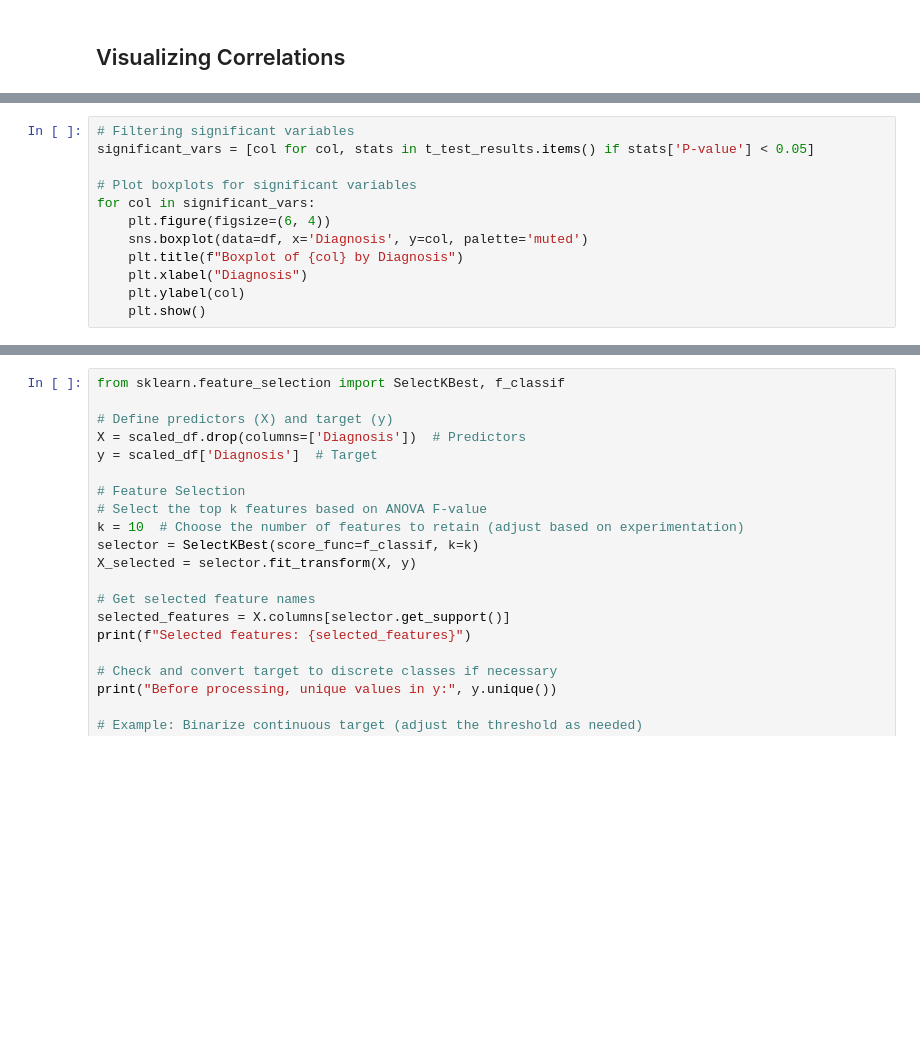
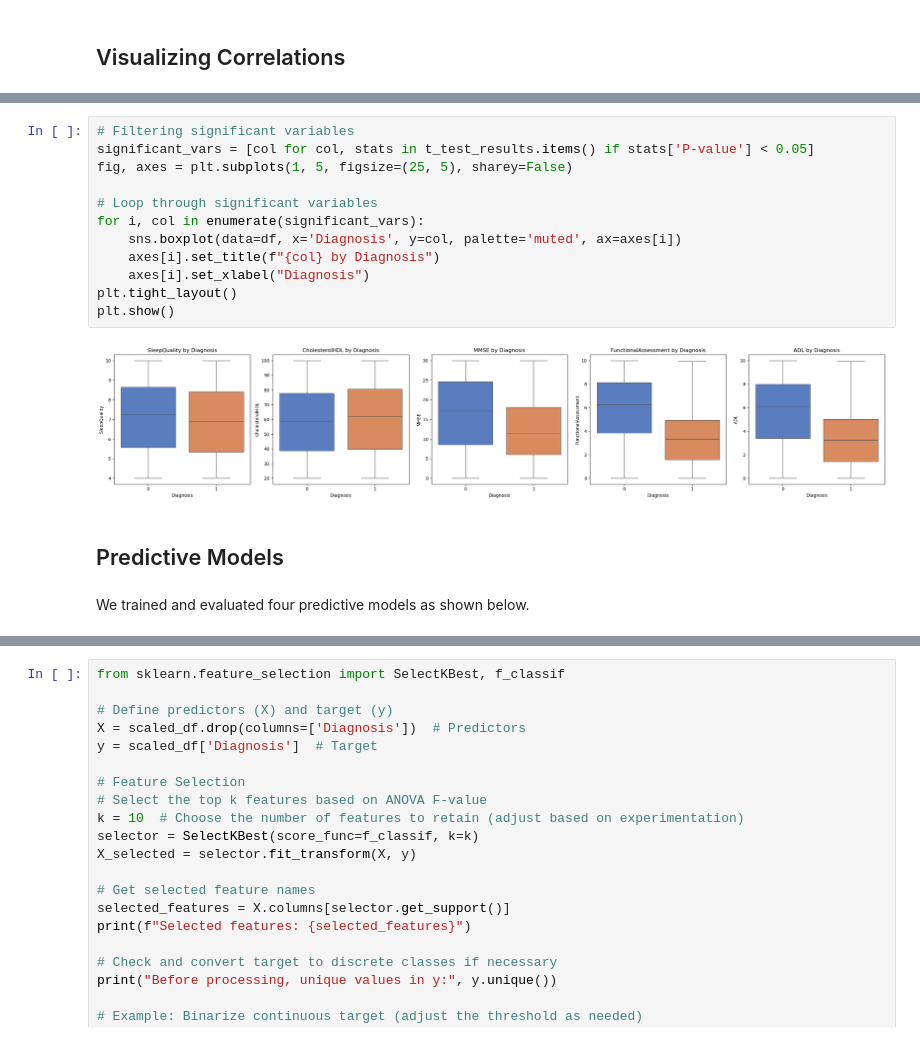
Before and after one commit to alekhyavittalam/alzheimers_diagnosis_prediction, a Jupyter notebook: alzheimers.ipynb, the cells around one changed output, grey strips where cells are left out. Cells and saved outputs as stored; diff of their text form; blank space fills up the shorter version.

```diff
--- a/alzheimers.ipynb
+++ b/alzheimers.ipynb
@@ -485,12 +237,0 @@ Visualizing Significant Variable
-# %%
-# Filtering significant variables
-significant_vars = [col for col, stats in t_test_results.items() if stats['P-value'] < 0.05]
-
-# Plot boxplots for significant variables
-for col in significant_vars:
-    plt.figure(figsize=(6, 4))
-    sns.boxplot(data=df, x='Diagnosis', y=col, palette='muted')
-    plt.title(f"Boxplot of {col} by Diagnosis")
-    plt.xlabel("Diagnosis")
-    plt.ylabel(col)
-    plt.show()
@@ -503,3 +238,21 @@ for col in significant_vars:
+# %%
+# Filtering significant variables
+significant_vars = [col for col, stats in t_test_results.items() if stats['P-value'] < 0.05]
+fig, axes = plt.subplots(1, 5, figsize=(25, 5), sharey=False)
+
+# Loop through significant variables
+for i, col in enumerate(significant_vars):
+    sns.boxplot(data=df, x='Diagnosis', y=col, palette='muted', ax=axes[i])
+    axes[i].set_title(f"{col} by Diagnosis")
+    axes[i].set_xlabel("Diagnosis")
+plt.tight_layout()
+plt.show()
+# %% [output]
+[figure, added]
+# %% [markdown]
+## Predictive Models
+# %% [markdown]
+We trained and evaluated four predictive models as shown below.
 # %%
 X = scaled_df.drop(columns=['Diagnosis'])  # Predictors
 y = scaled_df['Diagnosis']  # Target
```
Also changed, not shown: parts of 42 cells of this notebook, 2 other files.
